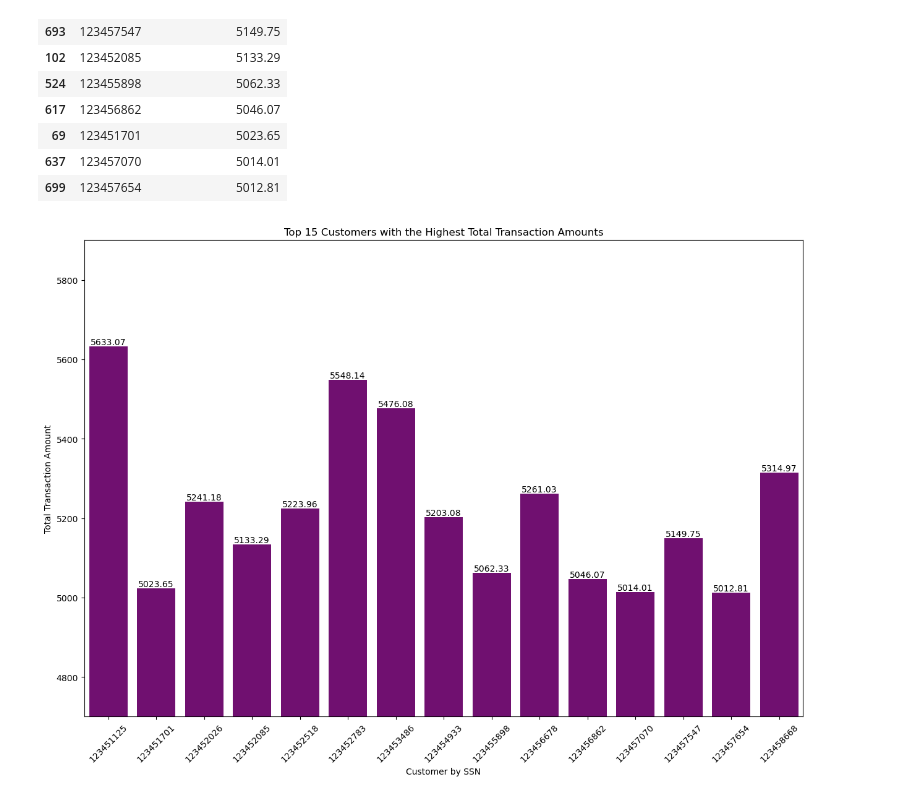
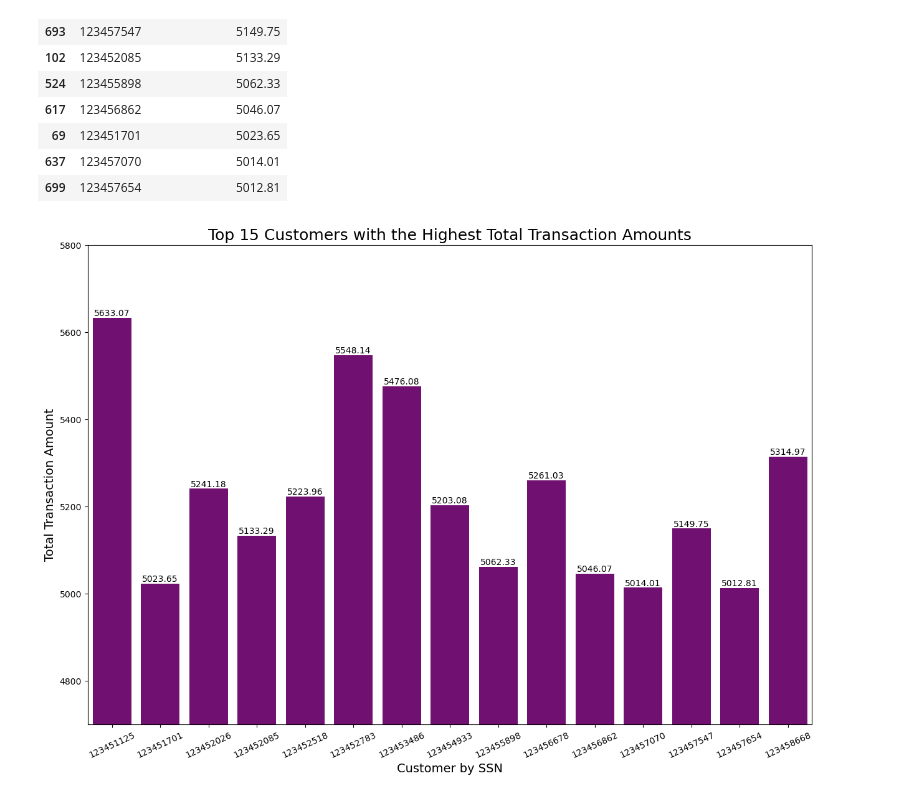
Before and after one commit to ondugba/Capstone, a Jupyter notebook: Ndugba_DE_Capstone_part1.ipynb, the cells around one changed output. Cells and saved outputs as stored; diff of their text form; code cells hidden in the pictures.

```diff
--- a/Ndugba_DE_Capstone_part1.ipynb
+++ b/Ndugba_DE_Capstone_part1.ipynb
@@ -953,7 +823,7 @@ biggest_spender
 |  | CUST_SSN | TRANSACTION_VALUE |
 | 14 | 123451125 | 5633.07 |
 # %%
-top_15_customers= individual_cust.nlargest(15, ['TRANSACTION_VALUE'])
+top_15_customers = individual_cust.sort_values(by=['TRANSACTION_VALUE'], ascending=False).head(15)
 top_15_customers
 # %% [output]
 |  | CUST_SSN | TRANSACTION_VALUE |
@@ -975,20 +845,16 @@ top_15_customers
 # %%
 
 fig, ax = plt.subplots(figsize=(15, 10))
 ax = sns.barplot(x='CUST_SSN', y='TRANSACTION_VALUE', data=top_15_customers, color='purple')
-#ax.set_title('Transaction Type')
-#ax.set_xlabel('Number of Transactions')
-#ax.set_ylabel('Transaction Type')
-#ax.set_ylim(6300, 7000)
-plt.title('Top 15 Customers with the Highest Total Transaction Amounts')
-plt.xlabel('Customer by SSN')
-plt.ylabel('Total Transaction Amount')
-plt.ylim(4700, 5900)
-ax.set_xticklabels(ax.get_xticklabels(), rotation=45)
+plt.title('Top 15 Customers with the Highest Total Transaction Amounts', fontsize=18)
+plt.xlabel('Customer by SSN', fontsize=14)
+plt.ylabel('Total Transaction Amount', fontsize=14)
+plt.ylim(4700, 5800)
+plt.xticks(rotation = 25)
 ax.bar_label(ax.containers[0])
-plt.savefig('./images/top15_customers_by_total_transaction_amounts', dpi=500);
+plt.savefig('./images/top15_customers_by_total_transaction_amounts.png', dpi=500);
 # %% [output]
-[figure, old version]
+[figure, new version]
 # %%
 pd_branch.to_csv('/Users/purple/Documents/Project/Data_Engineering/Python/Capstone1/data/pd_branch.csv', index=False)
 pd_credit.to_csv('/Users/purple/Documents/Project/Data_Engineering/Python/Capstone1/data/pd_credit.csv', index=False)
```
Also changed, not shown: parts of 17 cells of this notebook, 3 other files.
